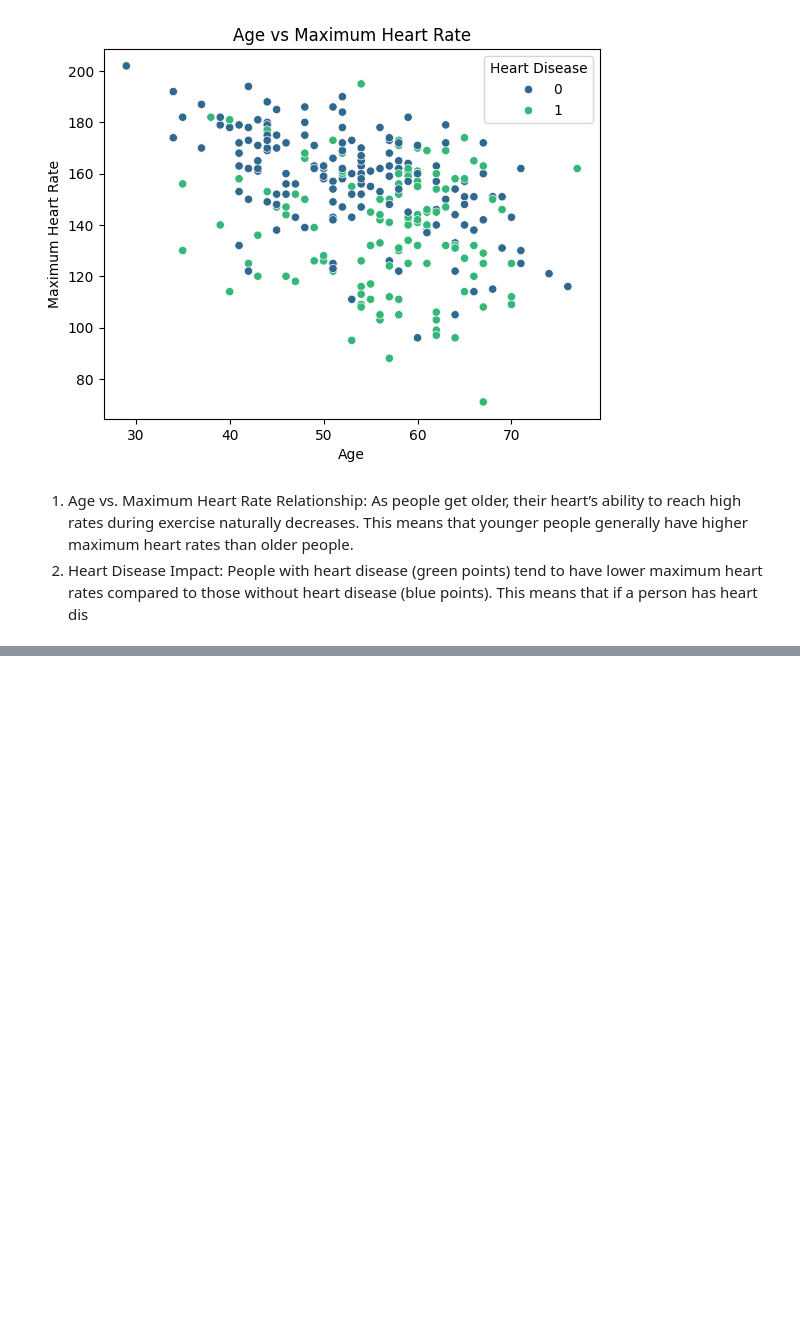
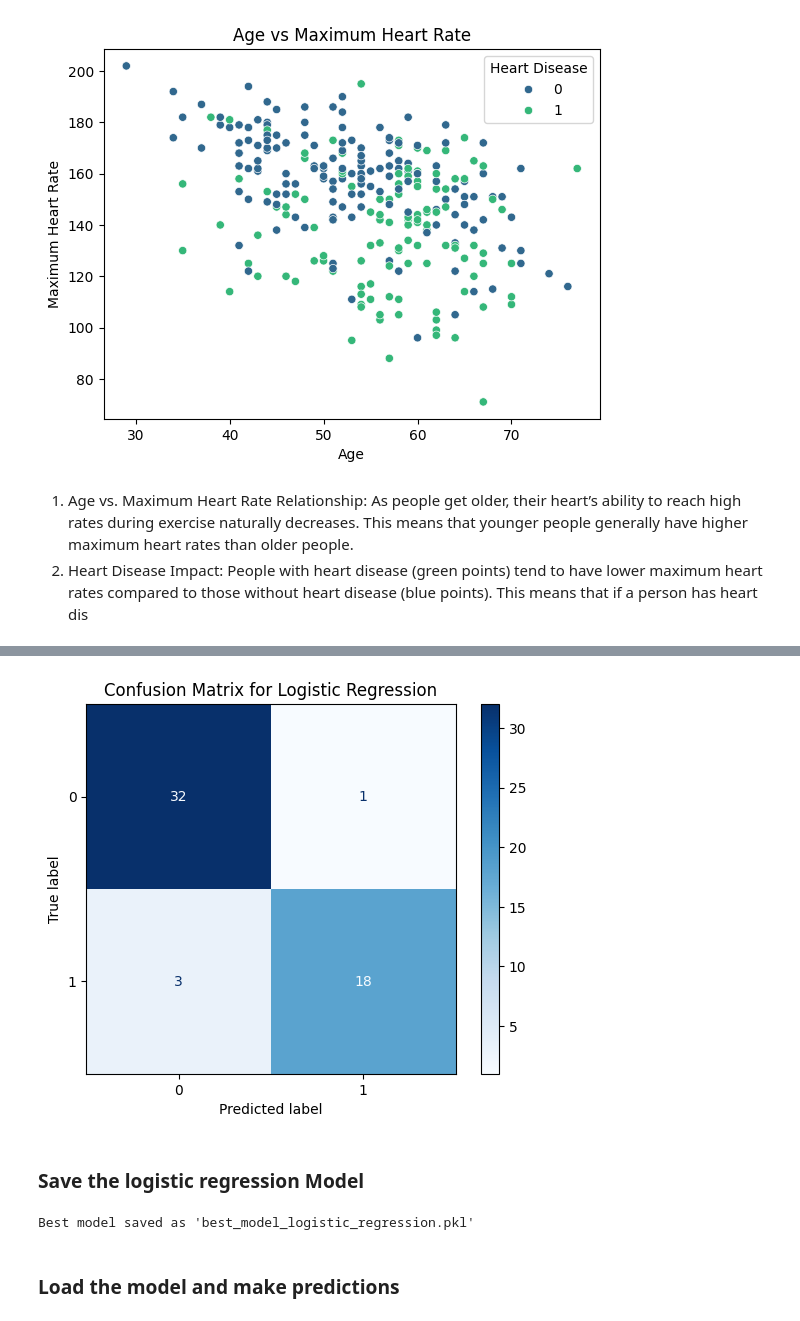
Before and after one commit to icodebest/Heart-Disease-Prediction-Using-ML, a Jupyter notebook: EDA and Model Building.ipynb, the cells around one changed output, grey strips where cells are left out. Cells and saved outputs as stored; diff of their text form; code cells hidden in the pictures; blank space fills up the shorter version.

```diff
--- a/EDA and Model Building.ipynb
+++ b/EDA and Model Building.ipynb
@@ -265,0 +346,7 @@ plt.show()
+# %%
+# Define features (X) and target (y)
+X = df.drop('Heart Disease', axis=1)
+y = df['Heart Disease']
+
+# Check the shape
+print(X.shape, y.shape)
@@ -265,0 +403,15 @@ plt.show()
+# %%
+# Initialize models
+models = [
+    (LogisticRegression(max_iter=1000, random_state=42), "Logistic Regression"),
+    (RandomForestClassifier(n_estimators=100, random_state=42), "Random Forest"),
+    (SVC(kernel='linear', probability=True, random_state=42), "Support Vector Machine")
+]
+
+# Store results for comparison
+results = []
+
+# Train and evaluate each model
+for model, name in models:
+    result = train_and_evaluate(model, name, X_train, X_test, y_train, y_test)
+    results.append(result)
@@ -265,0 +436,4 @@ plt.show()
+# %%
+# Save the Logistic Regression model
+best_model = LogisticRegression(max_iter=1000, random_state=42)
+train_and_evaluate(best_model, "Logistic Regression", X_train, X_test, y_train, y_test)
@@ -265,0 +453,32 @@ plt.show()
+# %%
+import matplotlib.pyplot as plt
+from sklearn.metrics import ConfusionMatrixDisplay, confusion_matrix
+
+def plot_confusion_matrix(model, X_test, y_test, model_name):
+    # Get predictions
+    y_pred = model.predict(X_test)
+
+    # Compute confusion matrix
+    cm = confusion_matrix(y_test, y_pred)
+
+    # Display confusion matrix
+    disp = ConfusionMatrixDisplay(confusion_matrix=cm, display_labels=model.classes_)
+    disp.plot(cmap=plt.cm.Blues)
+    plt.title(f"Confusion Matrix for {model_name}")
+    plt.show()
+
+# Example: Plotting for the Logistic Regression model
+plot_confusion_matrix(best_model, X_test, y_test, "Logistic Regression")
+# %% [output]
+[figure, added]
+# %% [markdown]
+### Save the logistic regression Model
+# %%
+import joblib
+# Save the model to a file
+joblib.dump(best_model, 'best_model_logistic_regression.pkl')
+print("Best model saved as 'best_model_logistic_regression.pkl'")
+# %% [output]
+Best model saved as 'best_model_logistic_regression.pkl'
+# %% [markdown]
+### Load the model and make predictions
```
Also changed, not shown: parts of 22 cells of this notebook, 4 other files.
